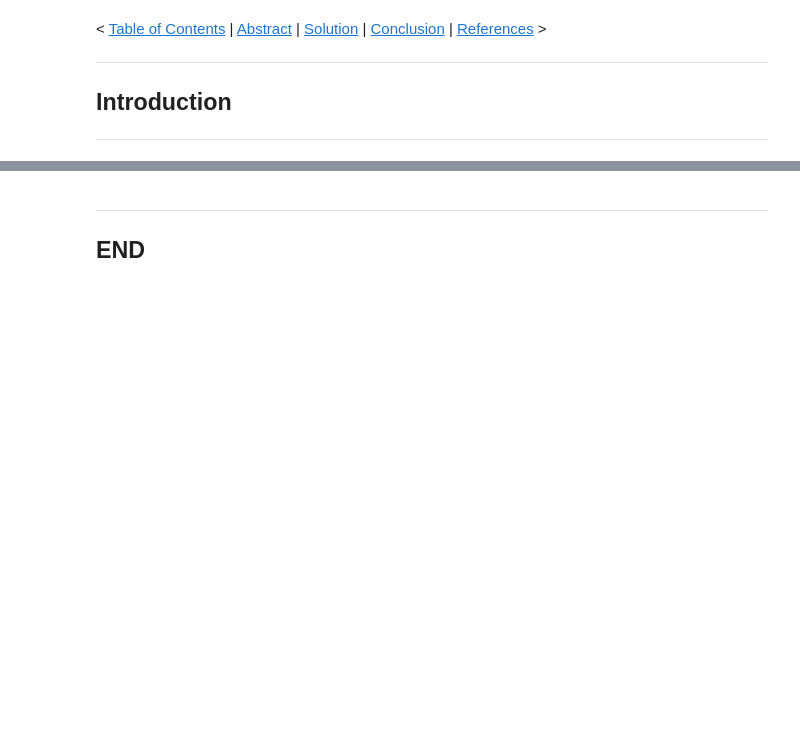
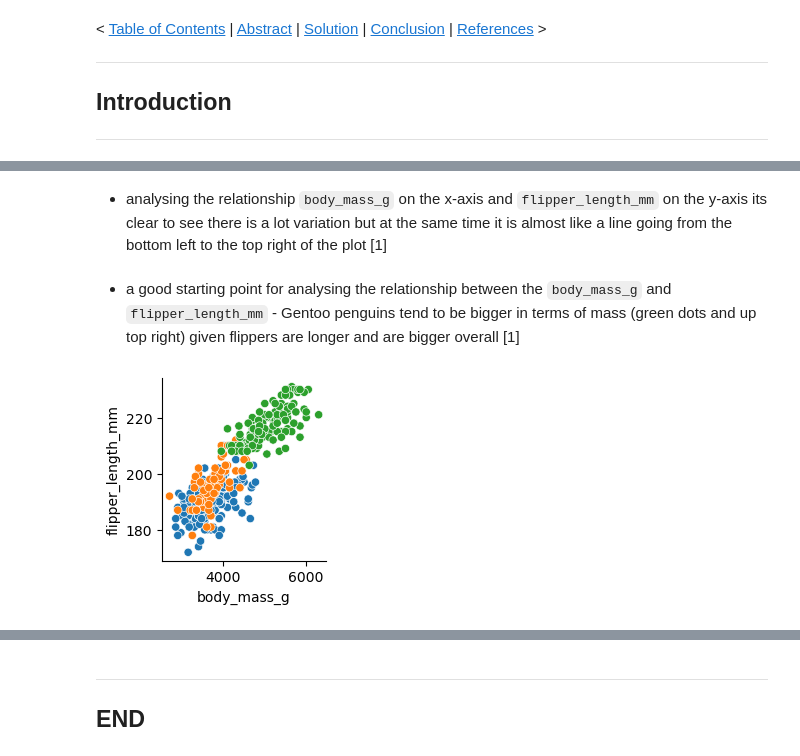
Before and after one commit to SeanOhAileasa/fda-models, a Jupyter notebook: fda-models.ipynb, the cells around one changed output, grey strips where cells are left out. Saved outputs shown, nothing was run; the diff lists cells and outputs as text; code cells hidden in the pictures; blank space fills up the shorter version.

```diff
--- a/fda-models.ipynb
+++ b/fda-models.ipynb
@@ -101,0 +147,8 @@ exit()
+# %% [markdown]
+- analysing the relationship ``body_mass_g`` on the x-axis and ``flipper_length_mm`` on the y-axis its clear to see there is a lot variation but at the same time it is almost like a line going from the bottom left to the top right of the plot [1]
+# %% [markdown]
+- a good starting point for analysing the relationship between the ``body_mass_g`` and ``flipper_length_mm`` - Gentoo penguins tend to be bigger in terms of mass (green dots and up top right) given flippers are longer and are bigger overall [1]
+# %%
+sns.PairGrid(data=nPenguins,hue="species",x_vars=["body_mass_g"],y_vars=["flipper_length_mm"]).map(sns.scatterplot);
+# %% [output]
+[figure, added]
```
Also changed, not shown: parts of 36 cells of this notebook.
